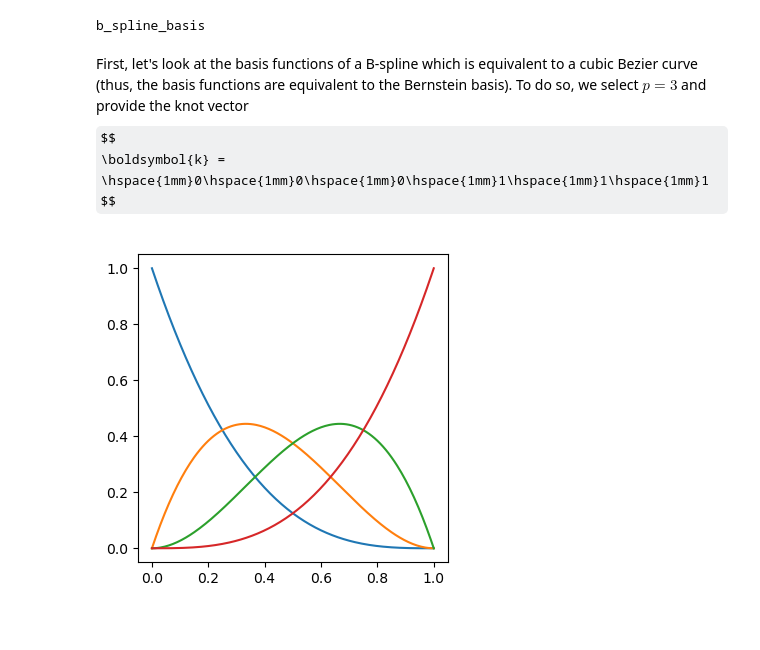
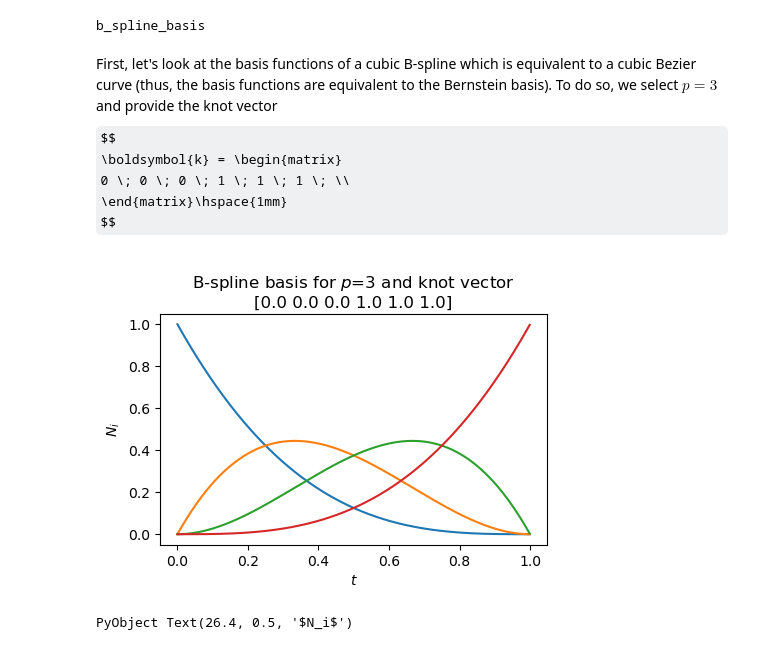
Before and after one commit to schmidticus/usplinetutorial_jupyter, a Jupyter notebook: UsplineTutorial_v00.ipynb, the cells around one changed output. Saved outputs shown, nothing was run; the diff lists cells and outputs as text; code cells hidden in the pictures; some formulas as TeX source; blank space fills up the shorter version.

Commit message:
Saving what I've done up until now (still in B-spline section)

```diff
--- a/UsplineTutorial_v00.ipynb
+++ b/UsplineTutorial_v00.ipynb
@@ -172,7 +173,7 @@ function bernstein_basis(a::Int64,
                         p::Int64,
                         t::Union{Float64,ComplexF64};
                         dmin::Float64=0.,
-                        dmax::Float64=1.)::::Union{Float64,ComplexF64}
+                        dmax::Float64=1.)::Union{Float64,ComplexF64}
     if(a < 1 || a > p+1 || real(t) < dmin || real(t) > dmax)
         return 0.0
     end
@@ -668,10 +670,9 @@ function b_spline_basis(
 =========
 # Parameters:
 * i: knot index (1-indexed)
-* order: The order of the curve
-* knot_v: The knot vector.
+* p: The degree of the curve
+* knot_v: The knot vector (Array of Float64)
 * t: The parameter value where the basis function is evaluated
-    (cannot be array; must be single value)
 """
 function b_spline_basis(
                     i::Int64,
@@ -683,7 +684,7 @@ function b_spline_basis(
     result = 0.0
     if( p >= 0 )
         if( p == 0 )
-            result += convert( Int64, ( real(t) >= knot_at_index(knot_v,i-1) ) && ( real(t) <= knot_at_index(knot_v,i) ) )
+            result += convert( Int64, ( real(t) >= knot_at_index(knot_v,i-1) ) && ( real(t) < knot_at_index(knot_v,i) ) )
             return result
         else
             denominator_1 = knot_at_index(knot_v,i+p-1) - knot_at_index(knot_v,i-1)
@@ -705,29 +706,35 @@ end
 # %% [output]
 b_spline_basis
 # %% [markdown]
-First, let's look at the basis functions of a B-spline which is equivalent to a cubic Bezier curve (thus, the basis functions are equivalent to the Bernstein basis).  To do so, we select $p=3$ and provide the knot vector
+First, let's look at the basis functions of a cubic B-spline which is equivalent to a cubic Bezier curve (thus, the basis functions are equivalent to the Bernstein basis).  To do so, we select $p=3$ and provide the knot vector
 $$
-    \boldsymbol{k} = \hspace{1mm}0\hspace{1mm}0\hspace{1mm}0\hspace{1mm}1\hspace{1mm}1\hspace{1mm}1
+    \boldsymbol{k} = \begin{matrix}
+           0 \; 0 \; 0 \; 1 \; 1 \; 1 \; \\
+         \end{matrix}\hspace{1mm}
 $$
 # %%
 #using PyPlot
 #plt = PyPlot
 
 knotv = Array{Float64}([ 0 0 0 1 1 1 ])
 p = 3
-h = 0.005
-t = collect(0:h:1.0)[:]
+h = 0.001
+t = collect(0:h:maximum(knotv)-h)[:]
 N = zeros( length(knotv)-p+1, length(t) )
 for j = 1:size(N)[1]
     for i = 1:length(t)
         N[j,i] = b_spline_basis(j,p,knotv,t[i])
     end
 end
 
-figure_size = (4, 4)
+figure_size = (5, 3)
 plt.figure(figsize=figure_size)
 for j = 1:size(N)[1]
    plt.plot(t, N[j,:] )
 end
+plt.title("B-spline basis for \$p\$="*string(p)*" and knot vector\n"*string(knotv))
+plt.xlabel("\$t\$")
+plt.ylabel("\$N_i\$")
 # %% [output]
-[figure, old version]
+[figure, new version]
+PyObject Text(26.4, 0.5, '$N_i$')
```
Also changed, not shown: parts of 7 cells of this notebook.
